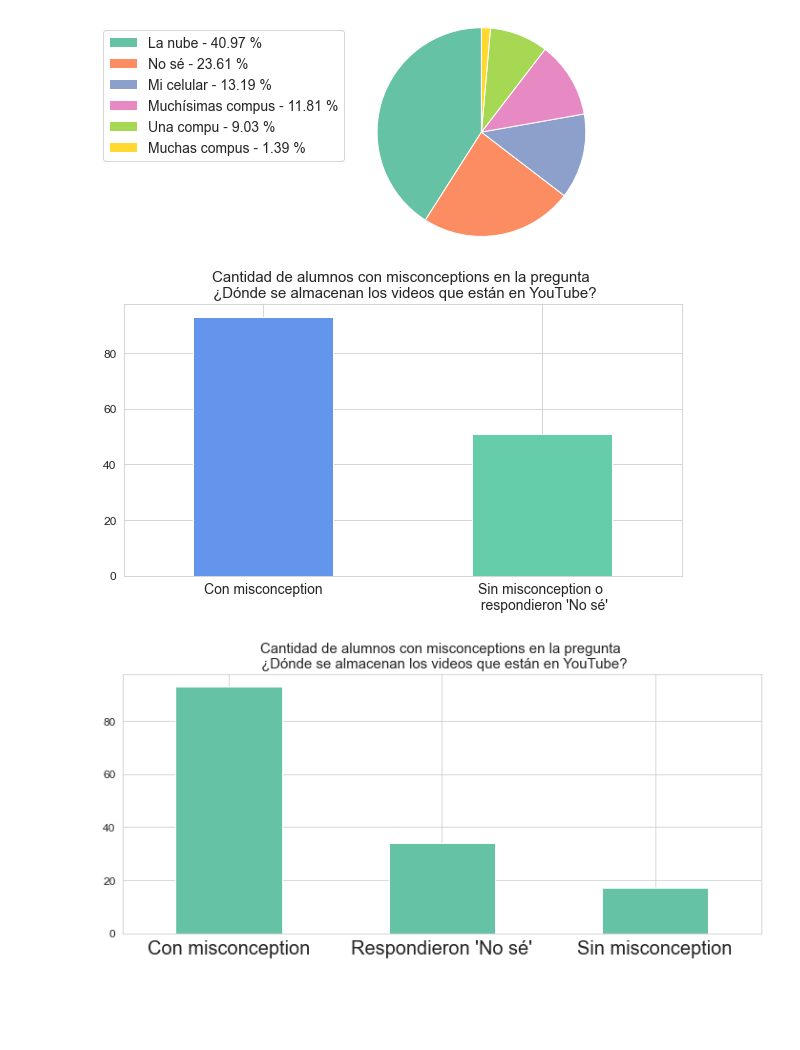
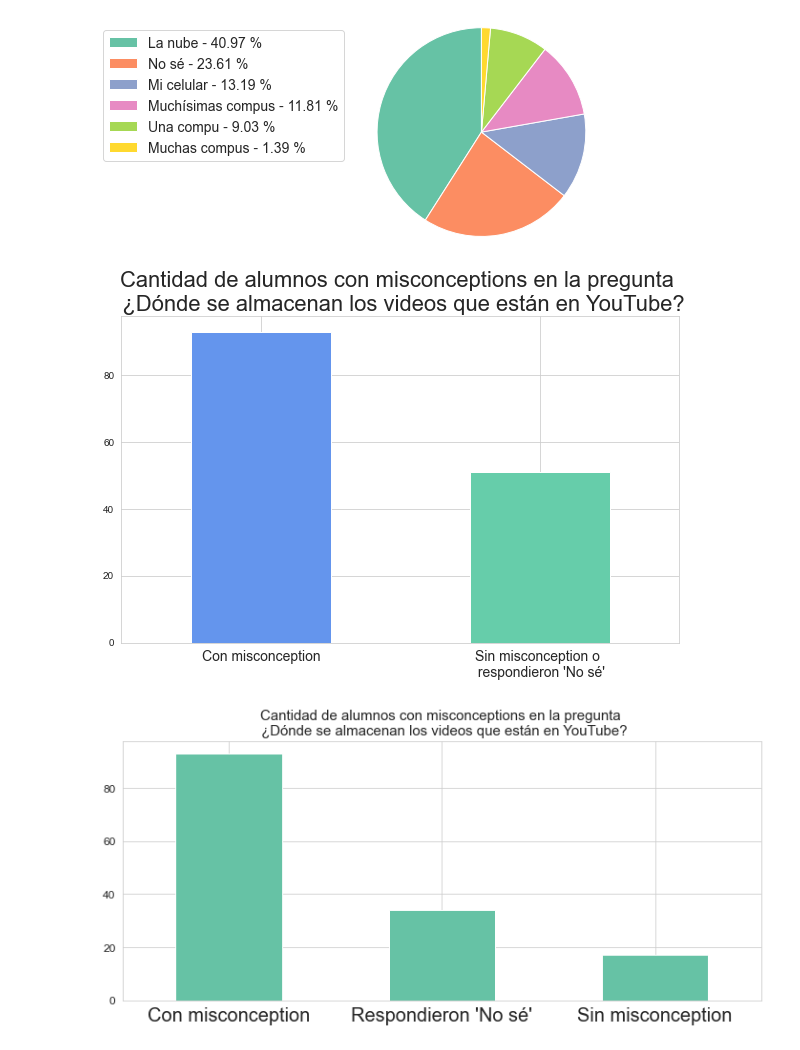
Before and after one commit to luparral/misconceptions, a Jupyter notebook: notebooks/Misconceptions.ipynb, the cells around one changed output. Saved outputs shown, nothing was run; the diff lists cells and outputs as text; code cells hidden in the pictures; blank space fills up the shorter version.

```diff
--- a/notebooks/Misconceptions.ipynb
+++ b/notebooks/Misconceptions.ipynb
@@ -108,18 +108,18 @@ plt.legend(patches, labels, loc='best', bbox_to_anchor=(-0.1, 1.),
 # %%
 positions = (0, 1)
 labels = ("Con misconception", \
           "Sin misconception o \n respondieron 'No sé'")
 plt.figure(facecolor='white')
 df['misconception_yt'] = np.where((df['q_yt']=='a_yt_muchisimascompu') | (df['q_yt']=='a_yt_nose'), 'no', 'si')
 
-df["misconception_yt"].value_counts().plot.bar(rot=0, color=colors, figsize=(10,5));
+df["misconception_yt"].value_counts().plot.bar(rot=0, color=colors, figsize=(10,6));
 plt.title("Cantidad de alumnos con misconceptions en la pregunta \n ¿Dónde se almacenan los videos que están en YouTube?", \
-          fontsize=15);
+          fontsize=22);
 
 plt.xticks(positions, labels,rotation=0,fontsize=14);
 plt.savefig('9.pdf')
 # %% [output]
-[figure, old version]
+[figure, new version]
 # %%
 # Mismo que el anterior, pero separándo la respuesta 'No sé'
 positions = (0, 1, 2)
```
Also changed, not shown: parts of 19 cells of this notebook, 12 other files.
